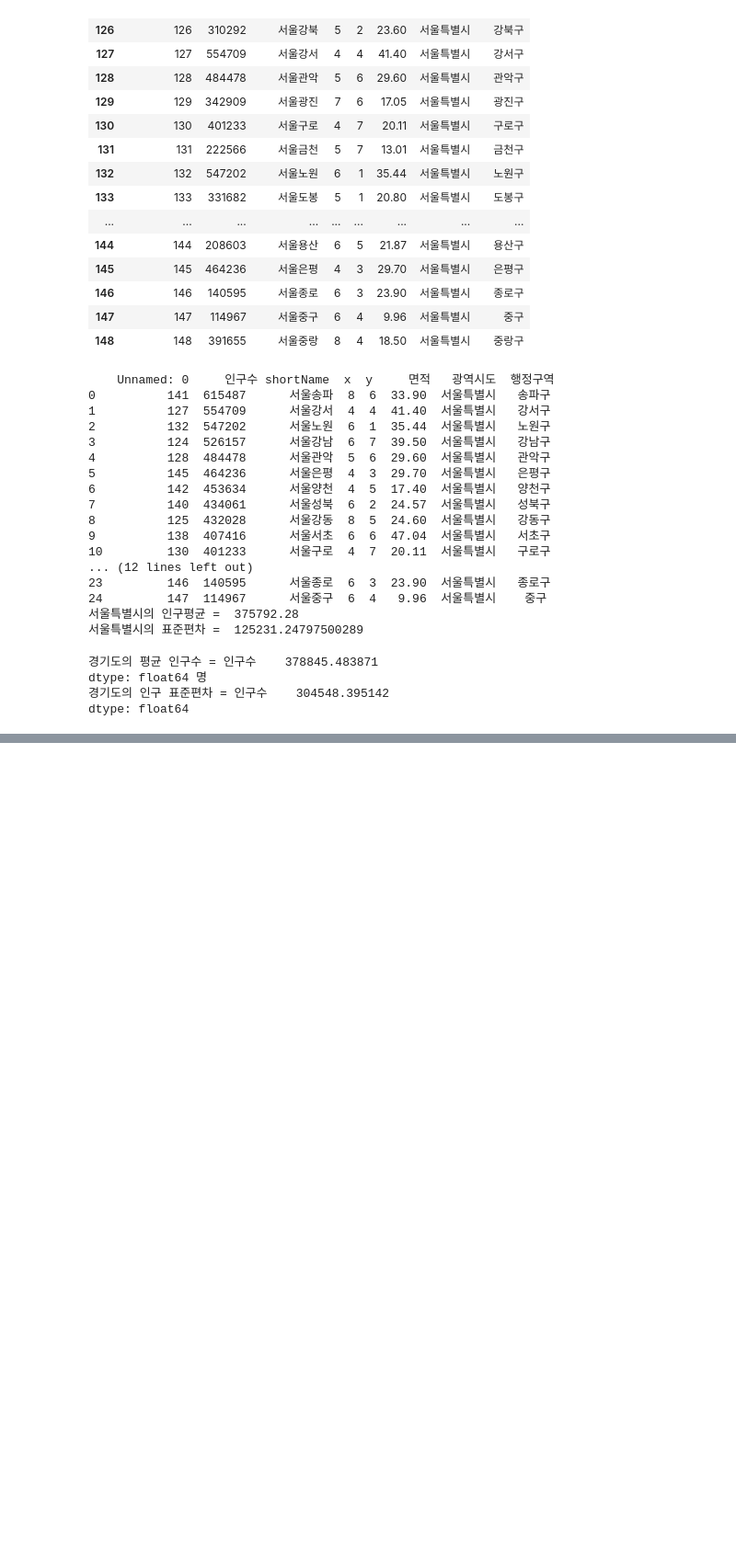
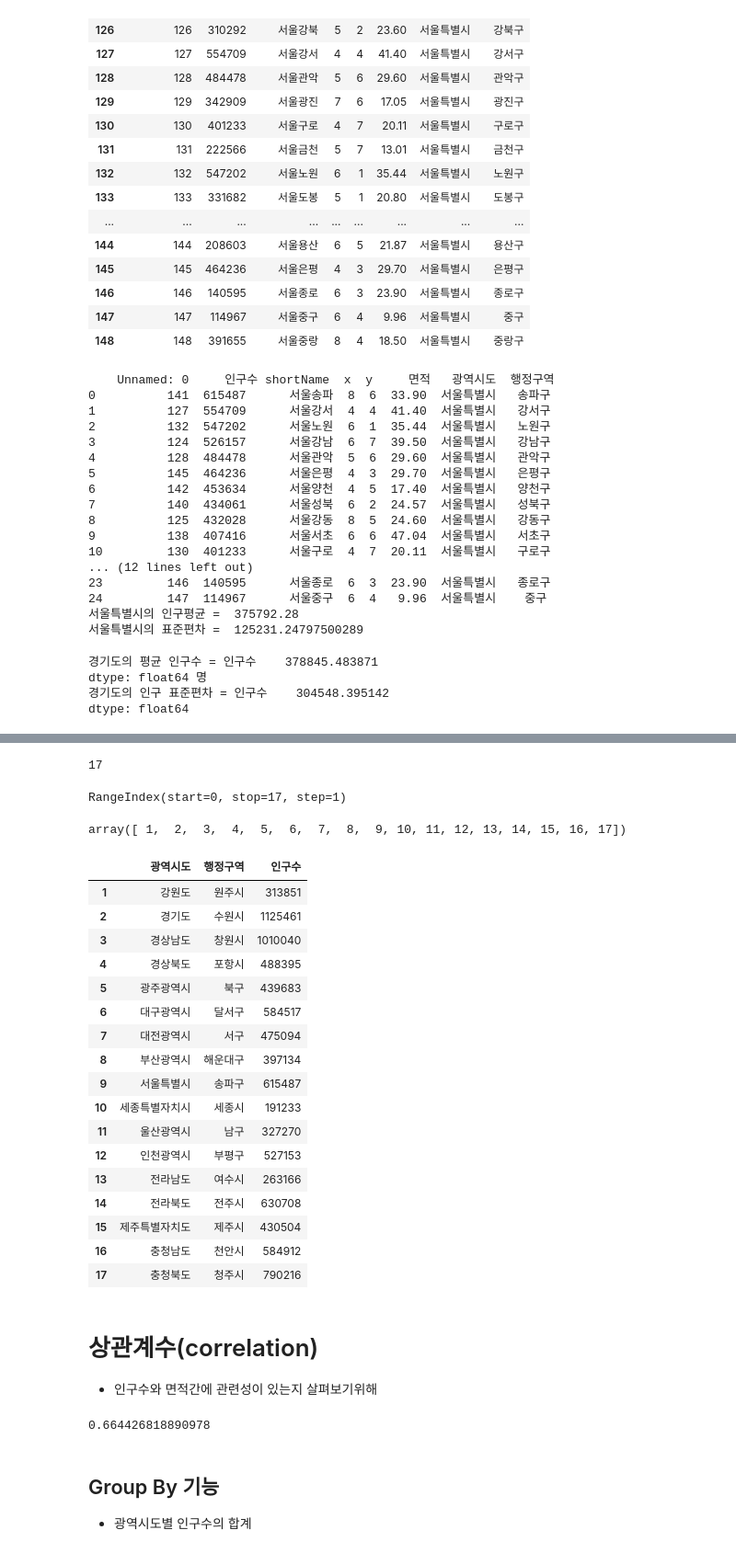
Before and after one commit to JongHwaShin/webscraping, a Jupyter notebook: 07행정구역정보분석.ipynb, the cells around one changed output, grey strips where cells are left out. Shown at 92% size. Cells and saved outputs as stored; diff of their text form; code cells hidden in the pictures; blank space fills up the shorter version.

```diff
--- a/07행정구역정보분석.ipynb
+++ b/07행정구역정보분석.ipynb
@@ -160,0 +284,38 @@ dtype: float64
+# %%
+## 데이터 프레임의 인덱스를 1부터 시작하는 방법
+print(len(pop_max_city_df))
+pop_max_city_df.index
+# %% [output]
+17
+RangeIndex(start=0, stop=17, step=1)
+# %%
+import numpy as np
+np.arange(1,len(pop_max_city_df)+1)
+# %% [output]
+array([ 1,  2,  3,  4,  5,  6,  7,  8,  9, 10, 11, 12, 13, 14, 15, 16, 17])
+# %%
+pop_max_city_df.index = np.arange(1,len(pop_max_city_df)+1)
+
+pop_max_city_df
+# %% [output]
+|  | 광역시도 | 행정구역 | 인구수 |
+| 1 | 강원도 | 원주시 | 313851 |
+| 2 | 경기도 | 수원시 | 1125461 |
+| 3 | 경상남도 | 창원시 | 1010040 |
+| 4 | 경상북도 | 포항시 | 488395 |
+| 5 | 광주광역시 | 북구 | 439683 |
+| 6 | 대구광역시 | 달서구 | 584517 |
+| 7 | 대전광역시 | 서구 | 475094 |
+| 8 | 부산광역시 | 해운대구 | 397134 |
+| 9 | 서울특별시 | 송파구 | 615487 |
+| 10 | 세종특별자치시 | 세종시 | 191233 |
+| 11 | 울산광역시 | 남구 | 327270 |
+| 12 | 인천광역시 | 부평구 | 527153 |
+| 13 | 전라남도 | 여수시 | 263166 |
+| 14 | 전라북도 | 전주시 | 630708 |
+| 15 | 제주특별자치도 | 제주시 | 430504 |
+| 16 | 충청남도 | 천안시 | 584912 |
+| 17 | 충청북도 | 청주시 | 790216 |
+# %% [markdown]
+# 상관계수(correlation)
+- 인구수와 면적간에 관련성이 있는지 살펴보기위해
@@ -160,0 +325,9 @@ dtype: float64
+# %%
+# 전체행정구역의 면적과 인구수의 상관계수 구하기
+seoul_df = data.loc[data['광역시도'] == '서울특별시']
+seoul_df['면적'].corr(seoul_df['인구수'])
+# %% [output]
+0.664426818890978
+# %% [markdown]
+## Group By 기능
+- 광역시도별 인구수의 합계
```
Also changed, not shown: parts of 14 cells of this notebook.
